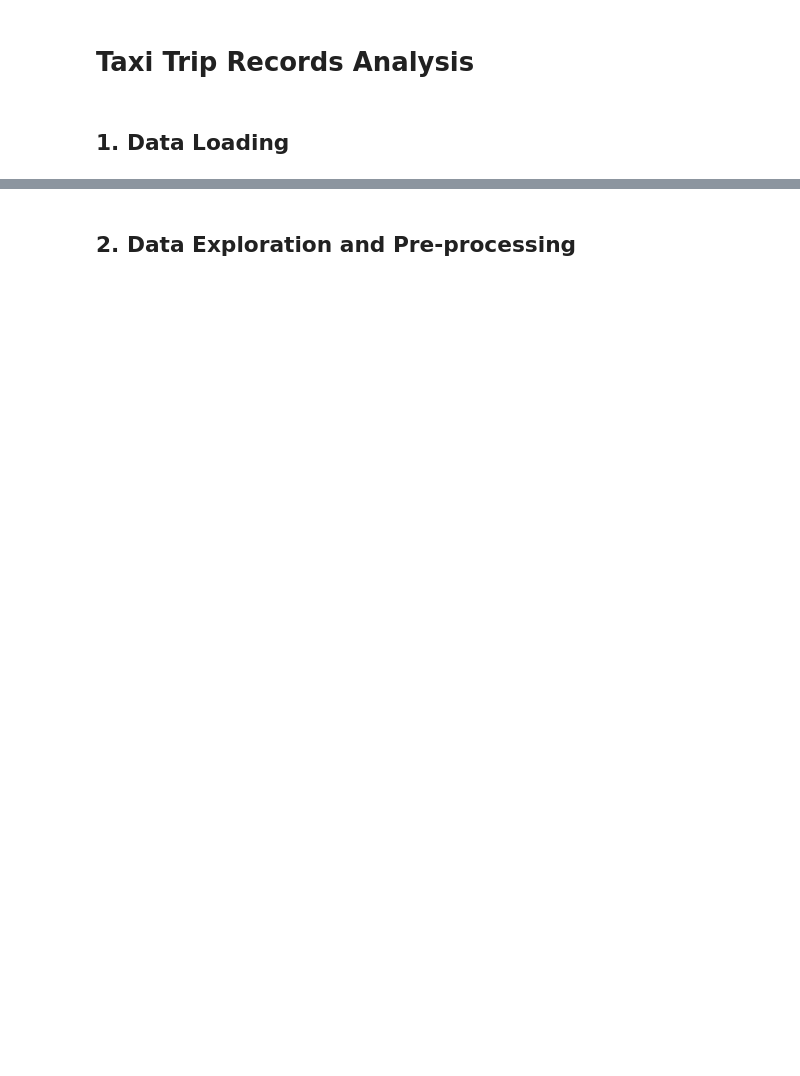
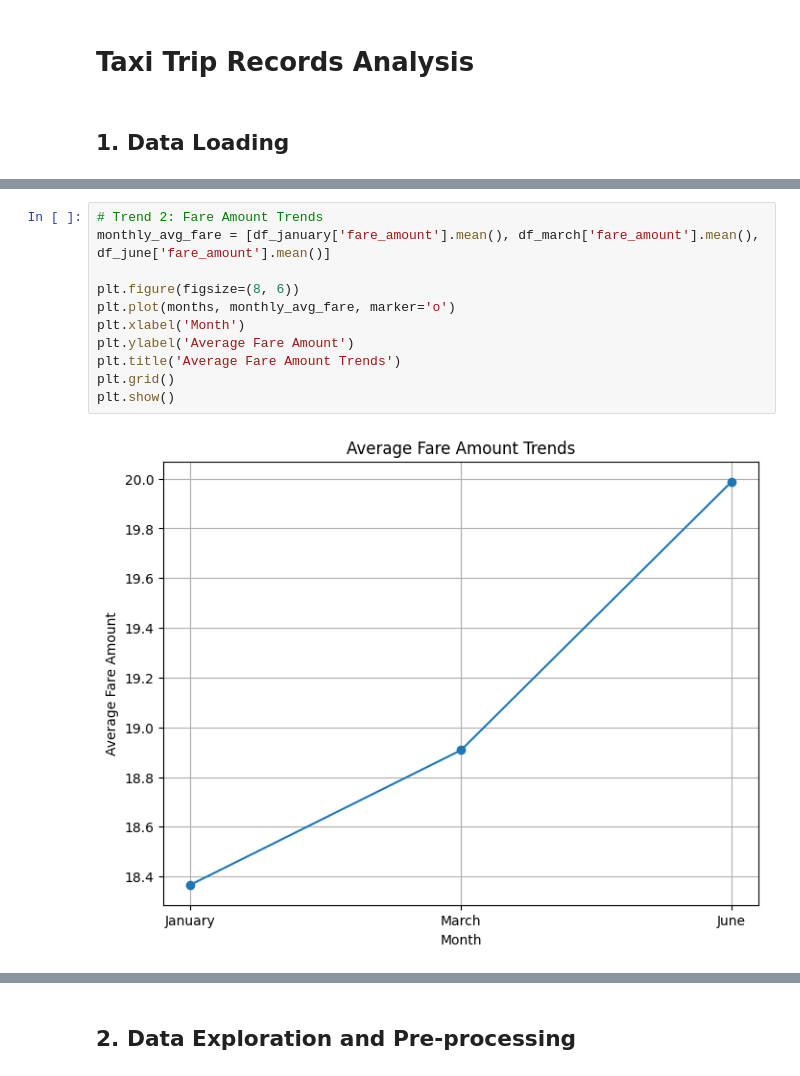
Before and after one commit to melbreaker/Taxi-Trip-Records-Data-Analysis, a Jupyter notebook: taxi-trip-records-data-analysis.ipynb, the cells around one changed output, grey strips where cells are left out. Drawn from its saved outputs; the diff is of its cells as text; blank space fills up the shorter version.

```diff
--- a/taxi-trip-records-data-analysis.ipynb
+++ b/taxi-trip-records-data-analysis.ipynb
@@ -6,0 +75,13 @@
+# %%
+# Trend 2: Fare Amount Trends
+monthly_avg_fare = [df_january['fare_amount'].mean(), df_march['fare_amount'].mean(), df_june['fare_amount'].mean()]
+
+plt.figure(figsize=(8, 6))
+plt.plot(months, monthly_avg_fare, marker='o')
+plt.xlabel('Month')
+plt.ylabel('Average Fare Amount')
+plt.title('Average Fare Amount Trends')
+plt.grid()
+plt.show()
+# %% [output]
+[figure, added]
```
Also changed, not shown: parts of 28 cells of this notebook.
